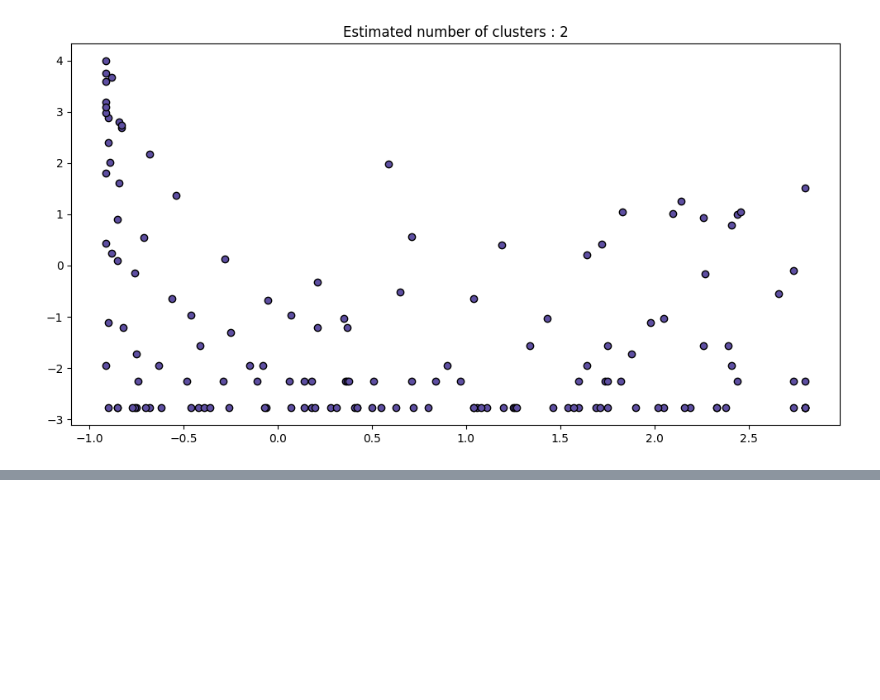
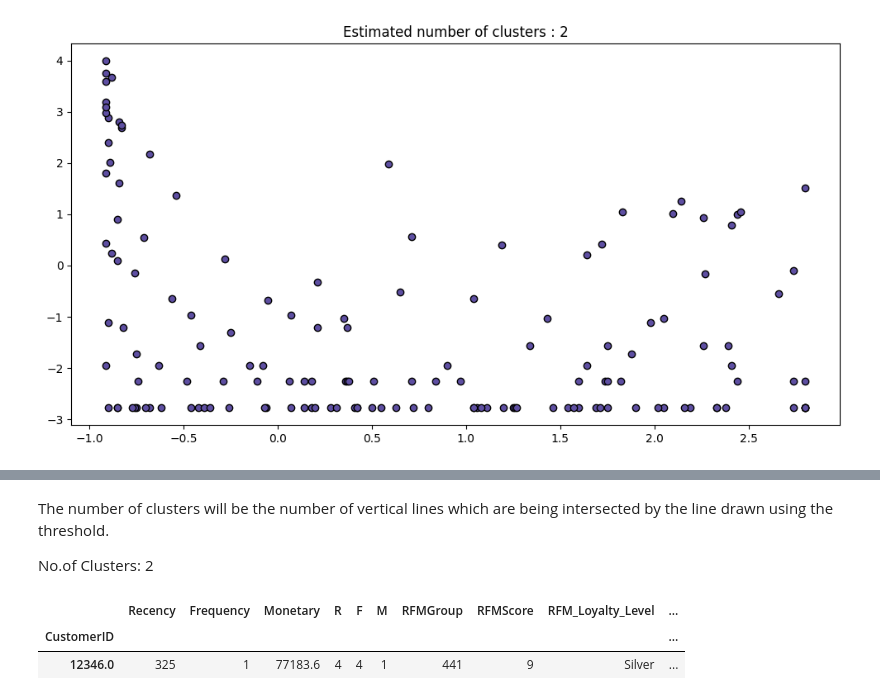
Before and after one commit to juel-123/Online_Retail_Customer_Segmentation, a Jupyter notebook: Online_Retail_Customer_Segmentation.ipynb, the cells around one changed output, grey strips where cells are left out. Saved outputs shown, nothing was run; the diff lists cells and outputs as text; code cells hidden in the pictures; blank space fills up the shorter version.

```diff
--- a/Online_Retail_Customer_Segmentation.ipynb
+++ b/Online_Retail_Customer_Segmentation.ipynb
@@ -1323,0 +1312,4 @@ rfm = rfm[(rfm.Frequency >= Q1-1.5*IQR) & (rfm.Frequency <= Q3+1.5*IQR)]
+# %% [markdown]
+The number of clusters will be the number of vertical lines which are being intersected by the line drawn using the threshold.
+
+No.of Clusters: 2
@@ -1323,0 +1321,6 @@ rfm = rfm[(rfm.Frequency >= Q1-1.5*IQR) & (rfm.Frequency <= Q3+1.5*IQR)]
+# %%
+rfm_df_.head(1)
+# %% [output]
+|  | Recency | Frequency | Monetary | R | F | M | RFMGroup | RFMScore | RFM_Loyalty_Level | ... |
+| CustomerID |  |  |  |  |  |  |  |  |  | ... |
+| 12346.0 | 325 | 1 | 77183.6 | 4 | 4 | 1 | 441 | 9 | Silver | ... |
```
Also changed, not shown: parts of 23 cells of this notebook.
